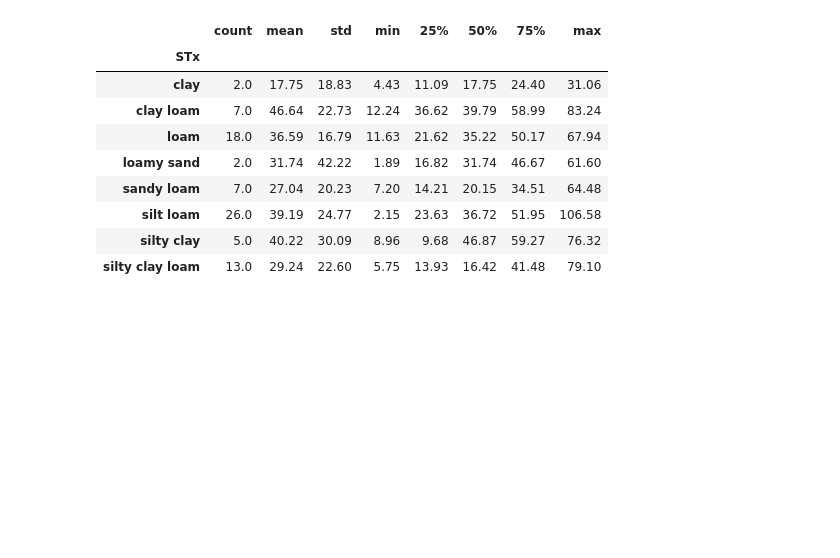
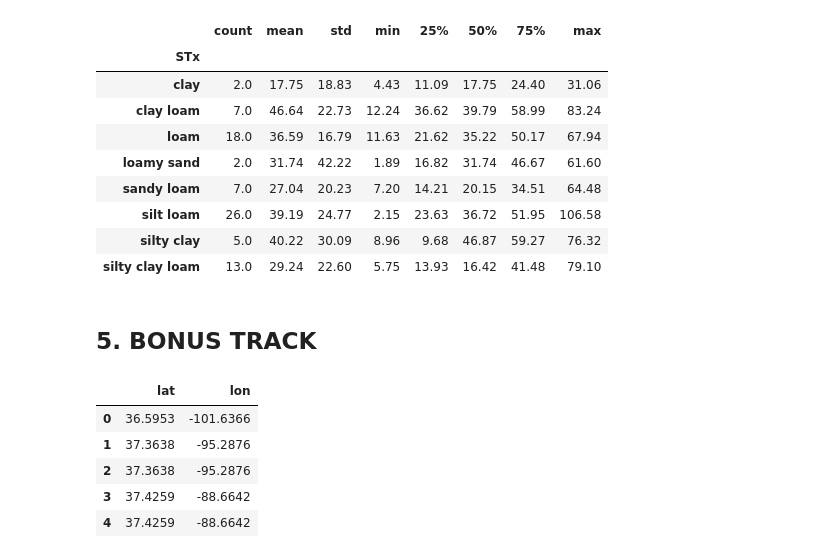
Before and after one commit to adriancorrendo/Python_project, a Jupyter notebook: Correndo_Sem_Project.ipynb, the cells around one changed output. Cells and saved outputs as stored; diff of their text form; code cells hidden in the pictures; blank space fills up the shorter version.

```diff
--- a/Correndo_Sem_Project.ipynb
+++ b/Correndo_Sem_Project.ipynb
@@ -409,3 +375,6 @@ NAEmax_stats
 | silt loam | 26.0 | 39.19 | 24.77 | 2.15 | 23.63 | 36.72 | 51.95 | 106.58 |
 | silty clay | 5.0 | 40.22 | 30.09 | 8.96 | 9.68 | 46.87 | 59.27 | 76.32 |
 | silty clay loam | 13.0 | 29.24 | 22.60 | 5.75 | 13.93 | 16.42 | 41.48 | 79.10 |
+# %% [markdown]
+<a name="BT"></a>
+## 5. BONUS TRACK
@@ -411,0 +390,12 @@ NAEmax_stats
+# %%
+# Subdata set with random locations from KS, NE, IA and IL
+data = pd.read_csv('loc_coords.csv')
+data = pd.DataFrame(data)
+data.head()
+# %% [output]
+|  | lat | lon |
+| 0 | 36.5953 | -101.6366 |
+| 1 | 37.3638 | -95.2876 |
+| 2 | 37.3638 | -95.2876 |
+| 3 | 37.4259 | -88.6642 |
+| 4 | 37.4259 | -88.6642 |
```
Also changed, not shown: parts of 30 cells of this notebook, 4 other files.
